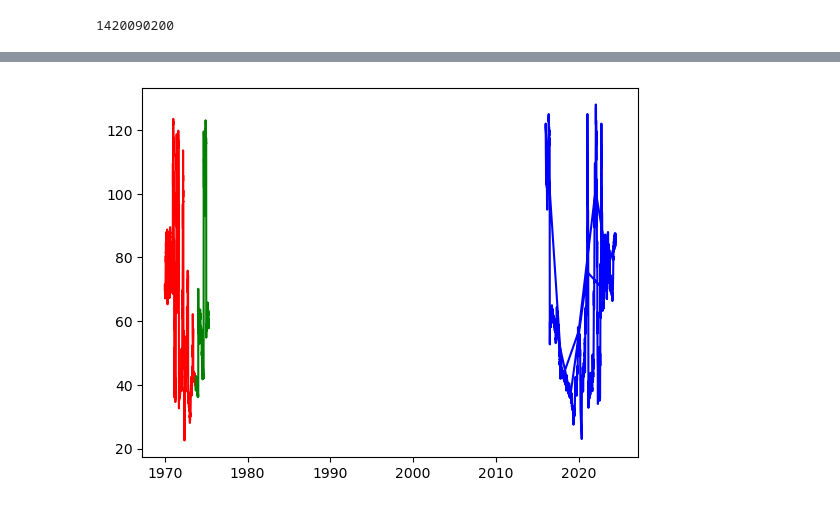
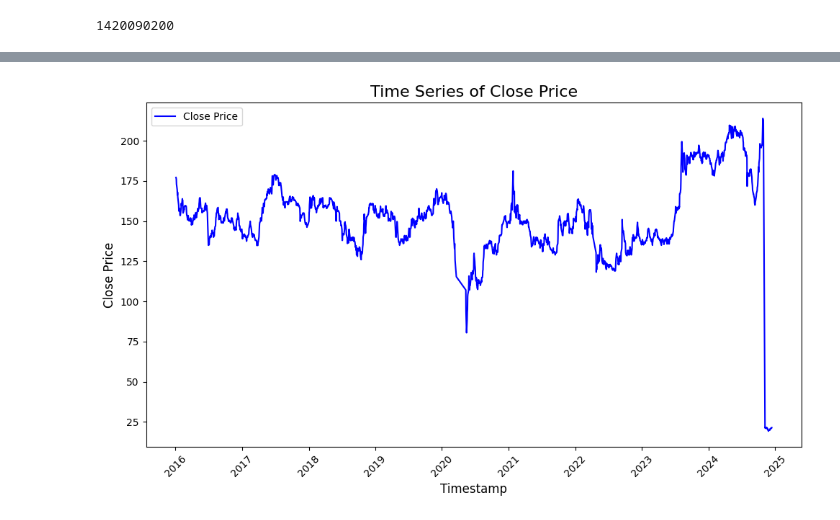
Before and after one commit to OverCat2000/Research, a Jupyter notebook: lstm.ipynb, the cells around one changed output, grey strips where cells are left out. Cells and saved outputs as stored; diff of their text form; code cells hidden in the pictures.

```diff
--- a/lstm.ipynb
+++ b/lstm.ipynb
@@ -26,11 +27,11 @@ limit_stamp
 1420090200
 # %%
 # DATABASE_URL = "postgres://overcat:e6feJbyY1xfKphXy8b0jTCwCBiOHxwb7@dpg-cpn8f9lds78s73argnsg-a.singapore-postgres.render.com/stocks_33bl"
-DATABASE_URL = "postgresql://overcat:overmind@localhost:5432/stockdata"
+DATABASE_URL = "postgresql://overcat:overmind@localhost:5432/stocks"
 
 
 # Table name variable
-stock = "LOFC"  # Example stock name, replace with your variable
+stock = "JKH"  # Example stock name, replace with your variable
 
 # Connect to the PostgreSQL database
 conn = psycopg2.connect(DATABASE_URL)
@@ -43,4 +44,6 @@ cur.execute(f"SELECT * FROM {stock} WHERE timestamp > {limit_stamp} ")
 rows = cur.fetchall()
 # %%
 df = pd.DataFrame(rows, columns=['timestamp', 'open_price', 'close_price', 'high_price', 'low_price', 'volume'])
+df['timestamp'] = pd.to_datetime(df['timestamp'], unit='s')  # Convert Unix to datetime
 df.set_index('timestamp', inplace=True)
+df.sort_index(inplace=True)
@@ -319,12 +49,0 @@ for i in res:
-# %%
-df = pd.DataFrame(rows, columns=['timestamp', 'open_price', 'close_price', 'high_price', 'low_price', 'volume'])
-df['timestamp'] = df['timestamp'].apply(lambda x: datetime.datetime.fromtimestamp(int(x)).strftime('%Y-%m-%d %H:%M:%S'))
-df['timestamp'] = pd.to_datetime(df['timestamp'])
-df.set_index('timestamp', inplace=True)
-df.rename(columns={
-    'open_price': 'Open',
-    'close_price': 'Close',
-    'high_price': 'High',
-    'low_price': 'Low',
-    'volume': 'Volume'
-}, inplace=True)
@@ -518,16 +50,21 @@ Epoch 999: train RMSE 3.2571, test RMSE 4.6252
-# %%
-
-with torch.no_grad():
-    # shift train predictions for plotting
-    train_plot = np.ones_like(ts) * np.nan
-    train_plot[lookback:train_size] = model(X_train)[:, -1, :]
-    # shift test predictions for plotting
-    test_plot = np.ones_like(ts) * np.nan
-    test_plot[(train_size+lookback):] = model(X_test)[:, -1, :]
-# plot
-plt.plot(ts, c='b')
-plt.plot(train_plot, c='r')
-plt.plot(test_plot, c='g')
-plt.show()
-# %% [output]
-[figure, removed]
+# %%
+# Plot the close price over time
+plt.figure(figsize=(10, 6))
+plt.plot(df.index, df['close_price'], label='Close Price', color='blue')
+
+# Add titles and labels
+plt.title('Time Series of Close Price', fontsize=16)
+plt.xlabel('Timestamp', fontsize=12)
+plt.ylabel('Close Price', fontsize=12)
+
+# Rotate x-axis labels for better readability
+plt.xticks(rotation=45)
+
+# Add a legend
+plt.legend()
+
+# Show the plot
+plt.tight_layout()  # Adjust layout to avoid clipping
+plt.show()
+# %% [output]
+[figure, added]
```
Also changed, not shown: parts of 29 cells of this notebook, 14 other files.
